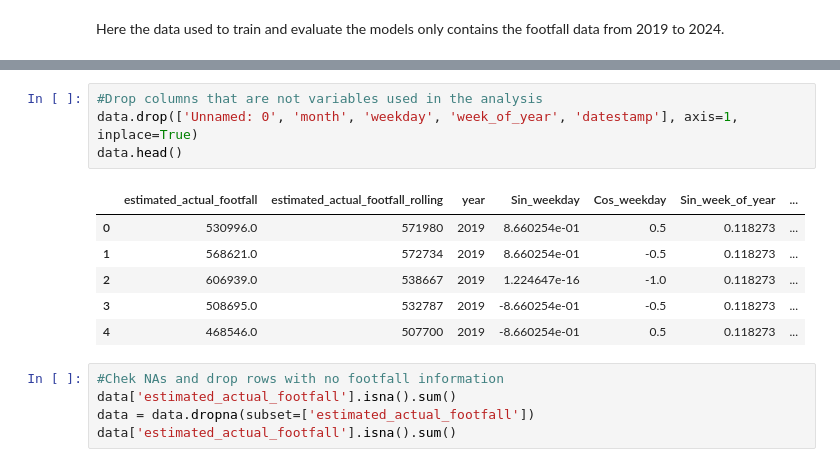
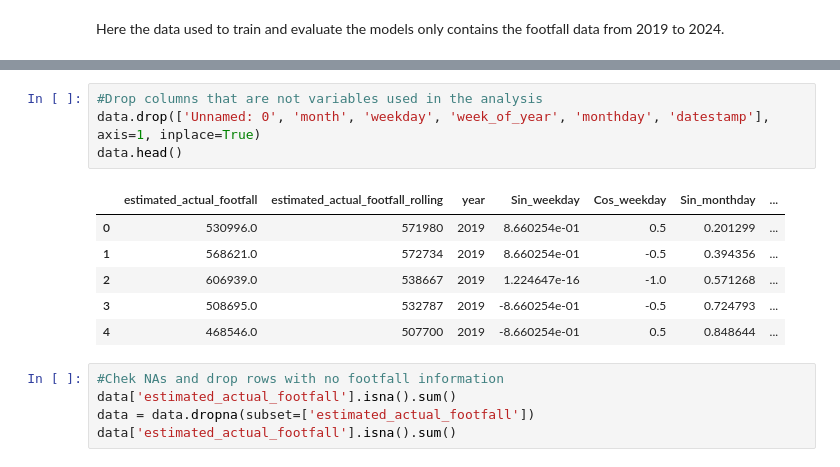
Before and after one commit to MarionC749/LIDA-Footfall-Bradford2025, a Jupyter notebook: 3- Modelling.ipynb, the cells around one changed output, grey strips where cells are left out. Saved outputs shown, nothing was run; the diff lists cells and outputs as text.

```diff
--- a/3- Modelling.ipynb
+++ b/3- Modelling.ipynb
@@ -103,14 +109,14 @@ data.head()
 # %%
 #Drop columns that are not variables used in the analysis
-data.drop(['Unnamed: 0', 'month', 'weekday', 'week_of_year', 'datestamp'], axis=1, inplace=True)
+data.drop(['Unnamed: 0', 'month', 'weekday', 'week_of_year', 'monthday', 'datestamp'], axis=1, inplace=True)
 data.head()
 # %% [output]
-|  | estimated_actual_footfall | estimated_actual_footfall_rolling | year | Sin_weekday | Cos_weekday | Sin_week_of_year | ... |
-| 0 | 530996.0 | 571980 | 2019 | 8.660254e-01 | 0.5 | 0.118273 | ... |
-| 1 | 568621.0 | 572734 | 2019 | 8.660254e-01 | -0.5 | 0.118273 | ... |
-| 2 | 606939.0 | 538667 | 2019 | 1.224647e-16 | -1.0 | 0.118273 | ... |
-| 3 | 508695.0 | 532787 | 2019 | -8.660254e-01 | -0.5 | 0.118273 | ... |
-| 4 | 468546.0 | 507700 | 2019 | -8.660254e-01 | 0.5 | 0.118273 | ... |
+|  | estimated_actual_footfall | estimated_actual_footfall_rolling | year | Sin_weekday | Cos_weekday | Sin_monthday | ... |
+| 0 | 530996.0 | 571980 | 2019 | 8.660254e-01 | 0.5 | 0.201299 | ... |
+| 1 | 568621.0 | 572734 | 2019 | 8.660254e-01 | -0.5 | 0.394356 | ... |
+| 2 | 606939.0 | 538667 | 2019 | 1.224647e-16 | -1.0 | 0.571268 | ... |
+| 3 | 508695.0 | 532787 | 2019 | -8.660254e-01 | -0.5 | 0.724793 | ... |
+| 4 | 468546.0 | 507700 | 2019 | -8.660254e-01 | 0.5 | 0.848644 | ... |
 # %%
 #Chek NAs and drop rows with no footfall information
 data['estimated_actual_footfall'].isna().sum()
```
Also changed, not shown: parts of 23 cells of this notebook, 2 other files.
